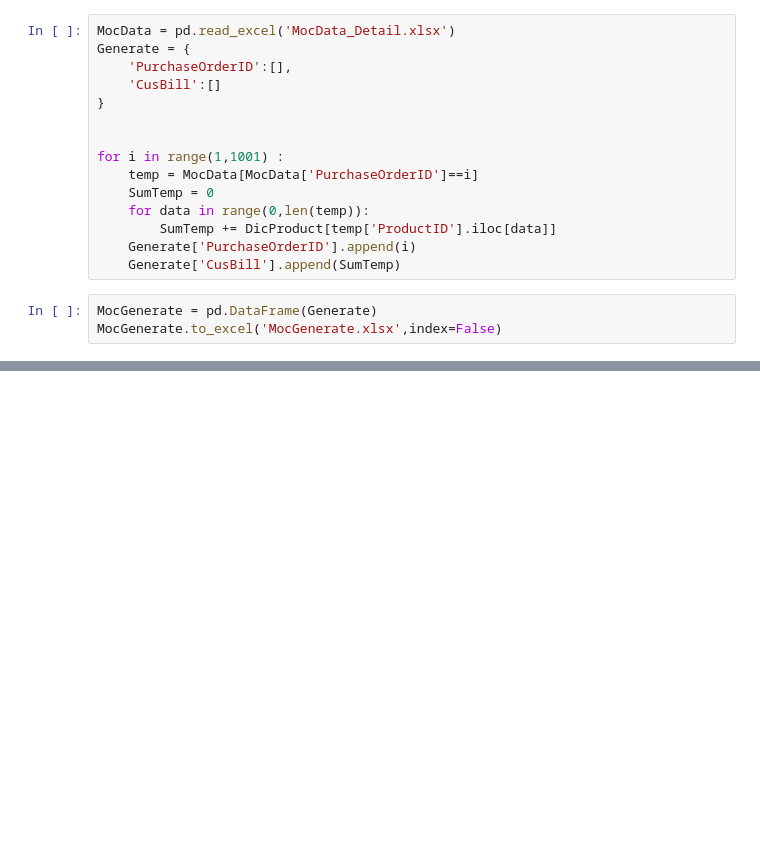
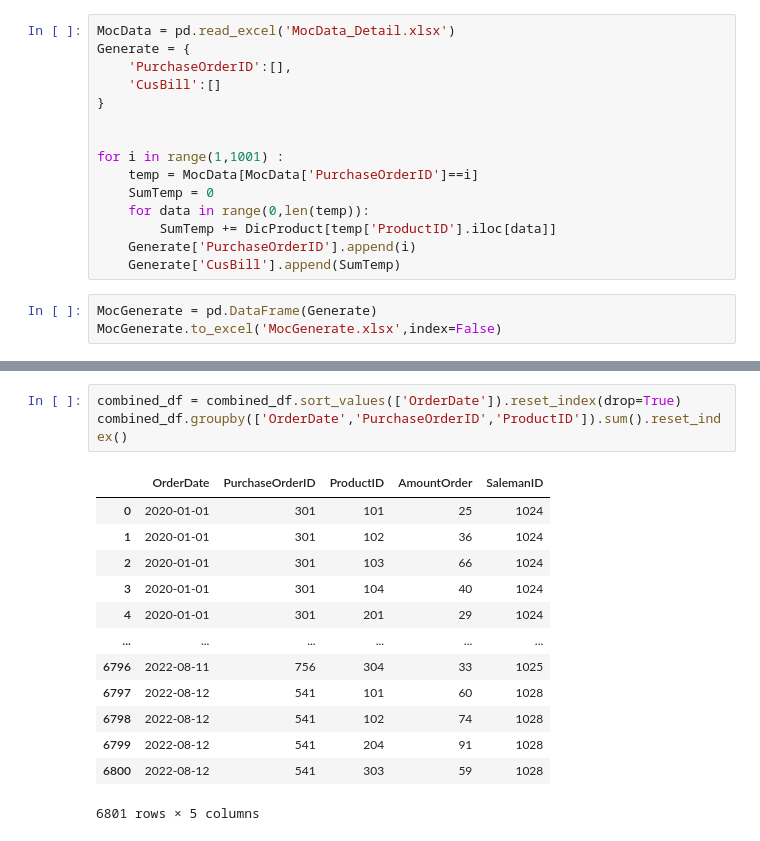
Before and after one commit to PPkukongJames/CS754, a Jupyter notebook: Moc/MocData.ipynb, the cells around one changed output, grey strips where cells are left out. Saved outputs shown, nothing was run; the diff lists cells and outputs as text; blank space fills up the shorter version.

```diff
--- a/Moc/MocData.ipynb
+++ b/Moc/MocData.ipynb
@@ -87,0 +154,17 @@ MocGenerate.to_excel('MocGenerate.xlsx',index=False)
+# %%
+combined_df = combined_df.sort_values(['OrderDate']).reset_index(drop=True)
+combined_df.groupby(['OrderDate','PurchaseOrderID','ProductID']).sum().reset_index()
+# %% [output]
+|  | OrderDate | PurchaseOrderID | ProductID | AmountOrder | SalemanID |
+| 0 | 2020-01-01 | 301 | 101 | 25 | 1024 |
+| 1 | 2020-01-01 | 301 | 102 | 36 | 1024 |
+| 2 | 2020-01-01 | 301 | 103 | 66 | 1024 |
+| 3 | 2020-01-01 | 301 | 104 | 40 | 1024 |
+| 4 | 2020-01-01 | 301 | 201 | 29 | 1024 |
+| ... | ... | ... | ... | ... | ... |
+| 6796 | 2022-08-11 | 756 | 304 | 33 | 1025 |
+| 6797 | 2022-08-12 | 541 | 101 | 60 | 1028 |
+| 6798 | 2022-08-12 | 541 | 102 | 74 | 1028 |
+| 6799 | 2022-08-12 | 541 | 204 | 91 | 1028 |
+| 6800 | 2022-08-12 | 541 | 303 | 59 | 1028 |
+6801 rows × 5 columns
```
Also changed, not shown: parts of 5 cells of this notebook, 5 other files.
